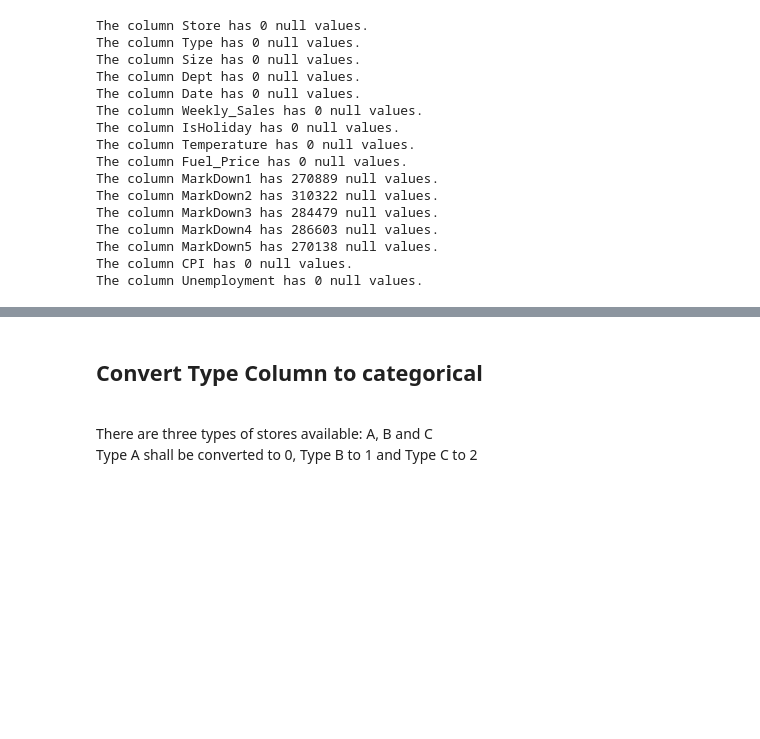
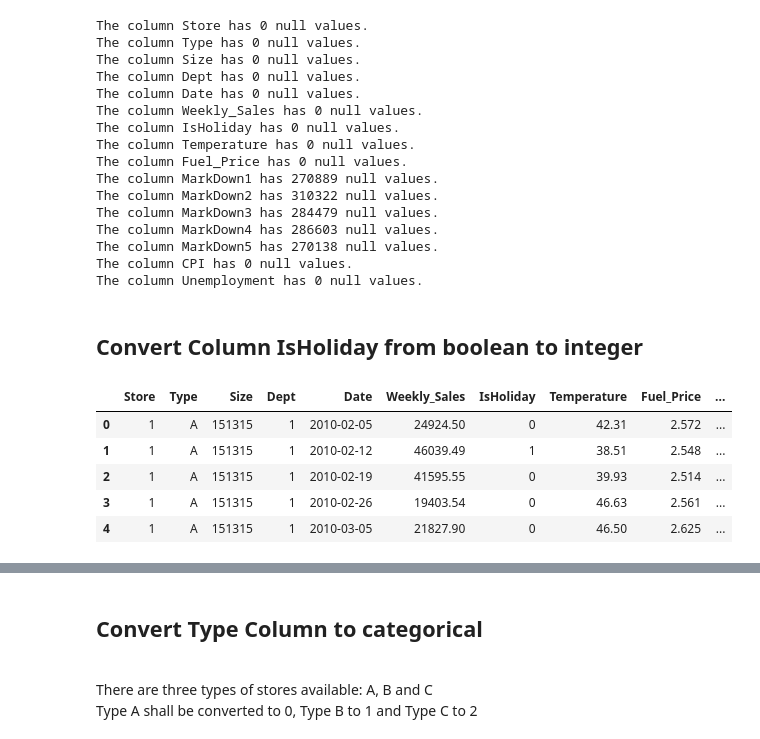
Before and after one commit to patrickbrus/Retail_Data_Analytics, a Jupyter notebook: 2_Create_Train_and_Test_Data.ipynb, the cells around one changed output, grey strips where cells are left out. Saved outputs shown, nothing was run; the diff lists cells and outputs as text; code cells hidden in the pictures; blank space fills up the shorter version.

```diff
--- a/2_Create_Train_and_Test_Data.ipynb
+++ b/2_Create_Train_and_Test_Data.ipynb
@@ -104,3 +104,5 @@ The column MarkDown4 has 286603 null values.
 The column MarkDown5 has 270138 null values.
 The column CPI has 0 null values.
 The column Unemployment has 0 null values.
+# %% [markdown]
+## Convert Column IsHoliday from boolean to integer
@@ -106,0 +111,9 @@ The column Unemployment has 0 null values.
+# %%
+data_df.head()
+# %% [output]
+|  | Store | Type | Size | Dept | Date | Weekly_Sales | IsHoliday | Temperature | Fuel_Price | ... |
+| 0 | 1 | A | 151315 | 1 | 2010-02-05 | 24924.50 | 0 | 42.31 | 2.572 | ... |
+| 1 | 1 | A | 151315 | 1 | 2010-02-12 | 46039.49 | 1 | 38.51 | 2.548 | ... |
+| 2 | 1 | A | 151315 | 1 | 2010-02-19 | 41595.55 | 0 | 39.93 | 2.514 | ... |
+| 3 | 1 | A | 151315 | 1 | 2010-02-26 | 19403.54 | 0 | 46.63 | 2.561 | ... |
+| 4 | 1 | A | 151315 | 1 | 2010-03-05 | 21827.90 | 0 | 46.50 | 2.625 | ... |
```
Also changed, not shown: parts of 9 cells of this notebook, 6 other files.
